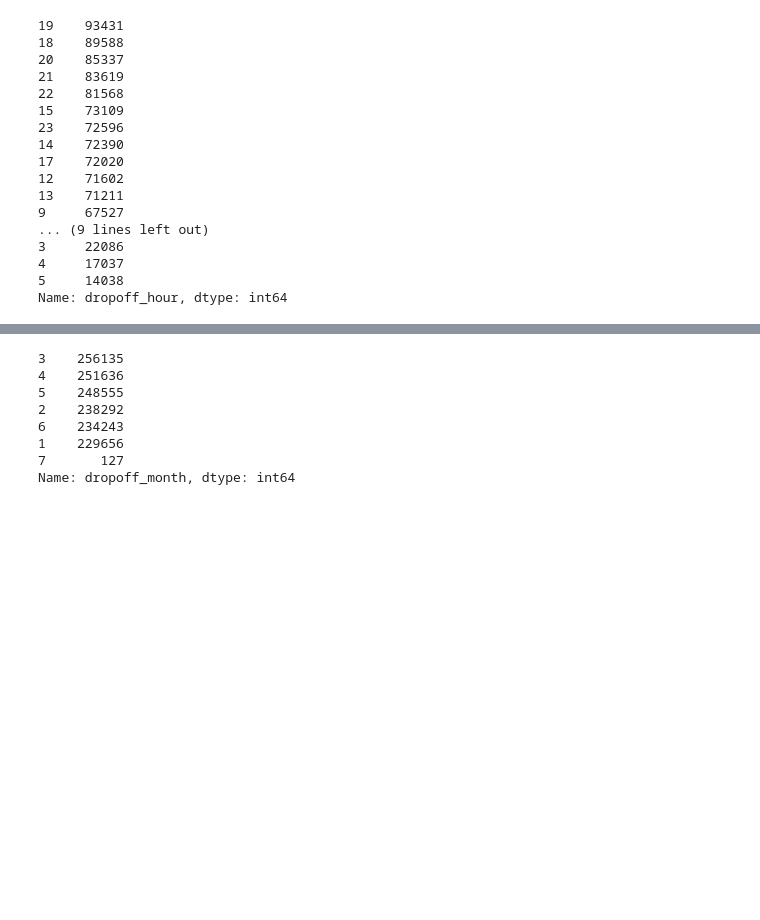
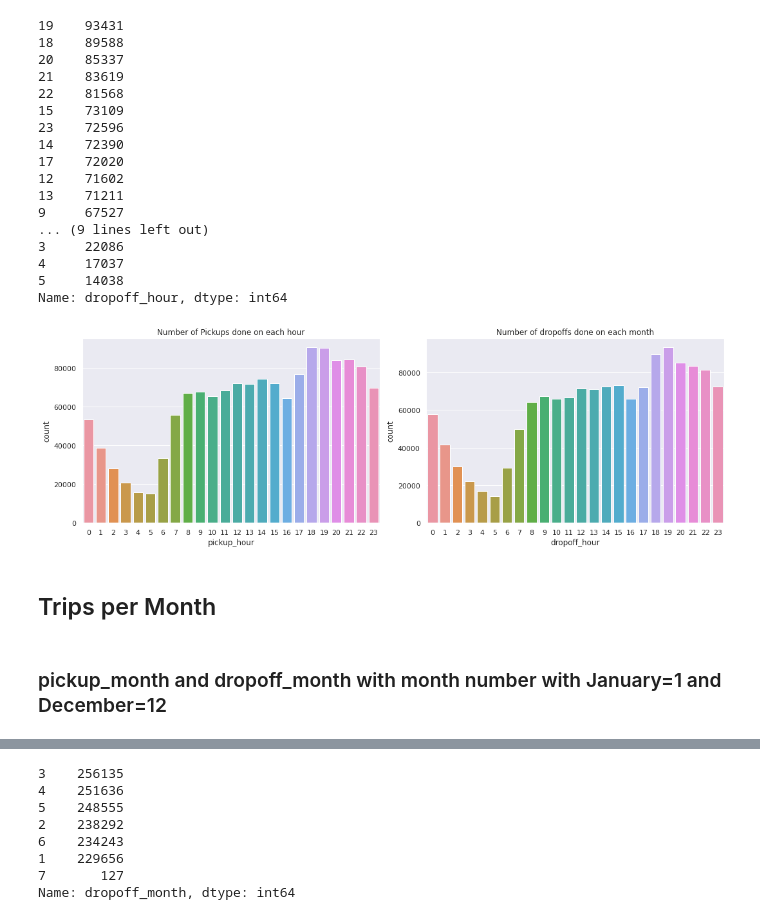
Before and after one commit to Ishansingh438/NYC-Taxi-Trip-Time-Prediction, a Jupyter notebook: Ishan_Singh_NYC_Taxi_Trip_Time_Prediction_Capstone_Project.ipynb, the cells around one changed output, grey strips where cells are left out. Drawn from its saved outputs; the diff is of its cells as text; code cells hidden in the pictures; blank space fills up the shorter version.

```diff
--- a/Ishan_Singh_NYC_Taxi_Trip_Time_Prediction_Capstone_Project.ipynb
+++ b/Ishan_Singh_NYC_Taxi_Trip_Time_Prediction_Capstone_Project.ipynb
@@ -313,6 +320,20 @@ taxi_df['dropoff_hour'].value_counts()
 4     17037
 5     14038
 Name: dropoff_hour, dtype: int64
+# %%
+figure,ax=plt.subplots(nrows=1,ncols=2,figsize=(15,5))
+sns.countplot(x='pickup_hour',data=taxi_df,ax=ax[0])
+ax[0].set_title('Number of Pickups done on each hour')
+
+sns.countplot(x='dropoff_hour',data=taxi_df,ax=ax[1])
+ax[1].set_title('Number of dropoffs done on each month')
+plt.tight_layout()
+# %% [output]
+[figure, added]
+# %% [markdown]
+## Trips per Month
+# %% [markdown]
+### pickup_month and dropoff_month with month number with January=1 and December=12
 # %%
 #  look at the distribution of the pickup and drop off months distributions
 taxi_df['pickup_month'].value_counts()
```
Also changed, not shown: parts of 22 cells of this notebook.
